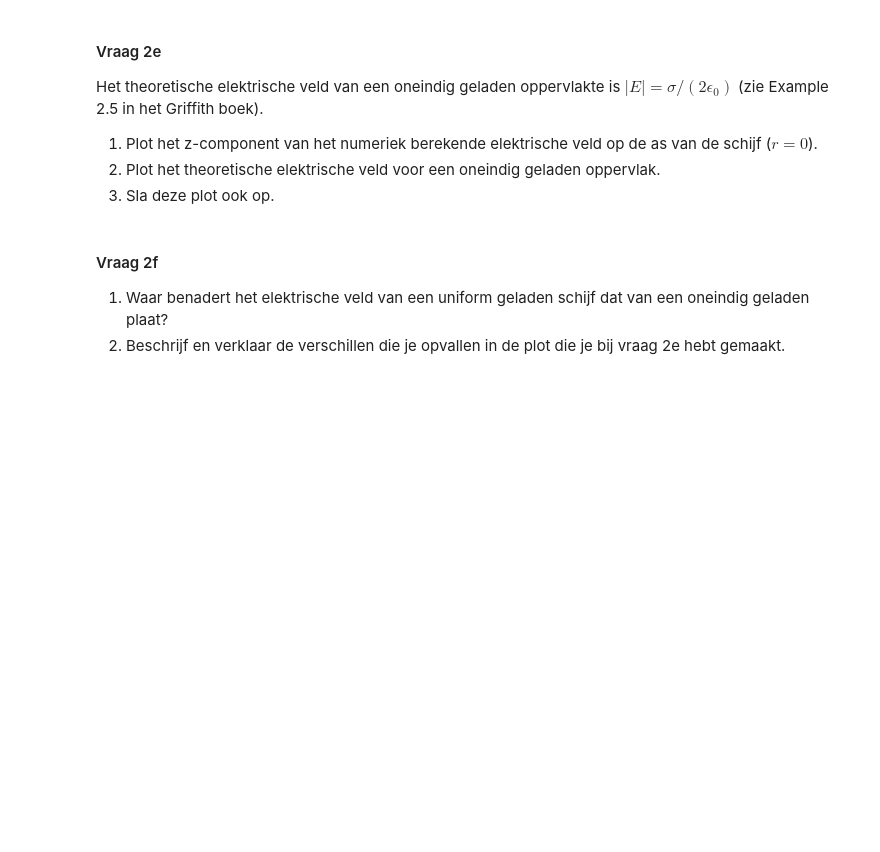
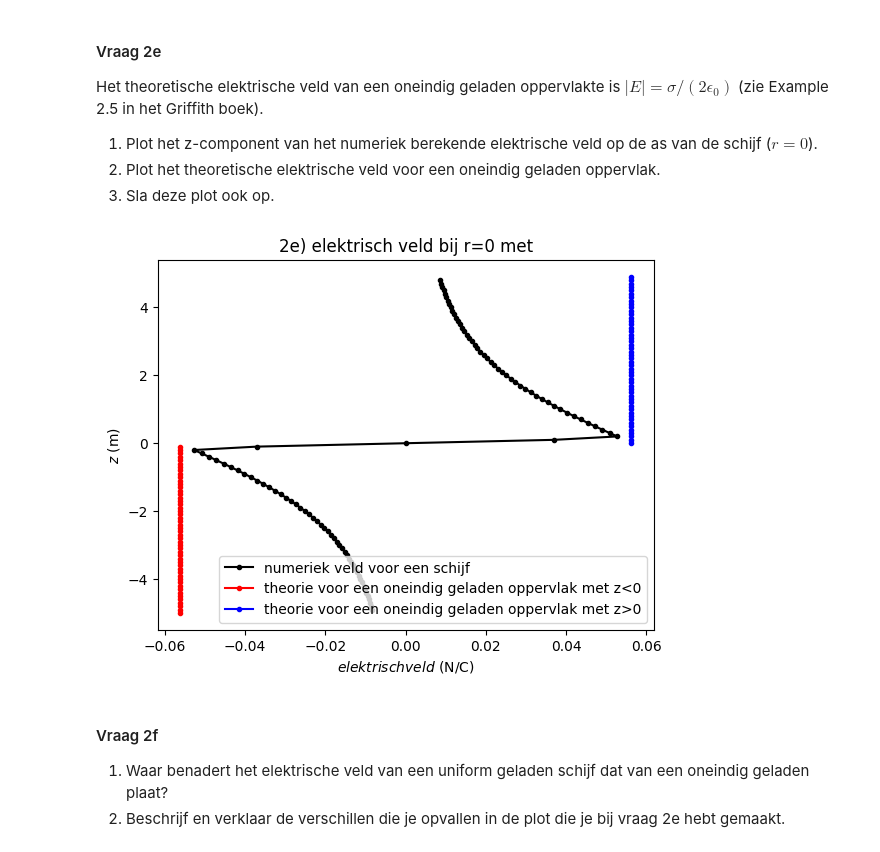
Before and after one commit to Spaantje5/opdrachten-DEF-D, a Jupyter notebook: DigitaleOntwerpopdrachten/1CondensatorOpdracht/CondensatorOntwerpopdracht.ipynb, the cells around one changed output. Saved outputs shown, nothing was run; the diff lists cells and outputs as text; code cells hidden in the pictures; blank space fills up the shorter version.

```diff
--- a/DigitaleOntwerpopdrachten/1CondensatorOpdracht/CondensatorOntwerpopdracht.ipynb
+++ b/DigitaleOntwerpopdrachten/1CondensatorOpdracht/CondensatorOntwerpopdracht.ipynb
@@ -396,9 +396,27 @@ Het theoretische elektrische veld van een oneindig geladen oppervlakte is $|E| =
 2. Plot het theoretische elektrische veld voor een oneindig geladen oppervlak.
 3. Sla deze plot ook op.
 # %%
-###
-###Hier jouw code###
-###
+###--------1+2+3-------###
+idx_r_zero = find_idx_nearest(0,r)
+
+#uit de functies in functions_electrostatics volgt dat Ez[i,j]=Ez(z[i],r[j])
+#de data bij r=0:
+veld=Ez[:,idx_r_zero] #numerieke elektrischveld op z-as
+E_min=np.repeat(-sigma/(2*epsilon0),len(z[:idx_z_zero])) #theorie voor z<0
+E_plus=np.repeat(sigma/(2*epsilon0),len(z[idx_z_zero:])) #theorie voor Z>0
+
+
+plt.title("2e) elektrisch veld bij r=0 met")
+plt.plot(veld,z_for_E, "k.-", label="numeriek veld voor een schijf")
+plt.plot(E_min,z[:idx_z_zero],"r.-",label="theorie voor een oneindig geladen oppervlak met z<0")
+plt.plot(E_plus,z[idx_z_zero:],"b.-",label="theorie voor een oneindig geladen oppervlak met z>0")
+plt.ylabel("$z$ (m)")
+plt.xlabel("$elektrisch veld$ (N/C)")
+plt.legend(loc="lower right")
+#plt.savefig("DEF_onlineontwerpopdr_1_condensator_vraag2e_nweR", dpi=300,facecolor='white') #opslaan van de foto, hou deze uitgecomment tijdens runnen van code anders heb je dalijk 20 afbeeldingen
+plt.show()
+# %% [output]
+[figure, added]
 # %% [markdown]
 #### Vraag 2f
 1. Waar benadert het elektrische veld van een uniform geladen schijf dat van een oneindig geladen plaat?
```
Also changed, not shown: parts of 5 cells of this notebook, 3 other files.
